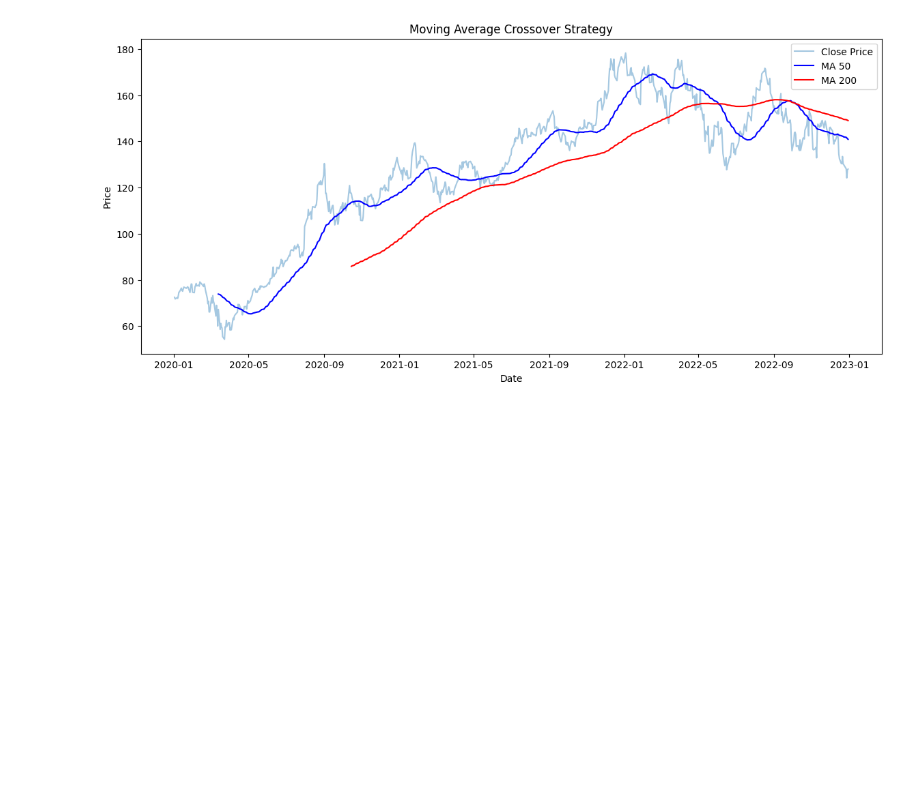
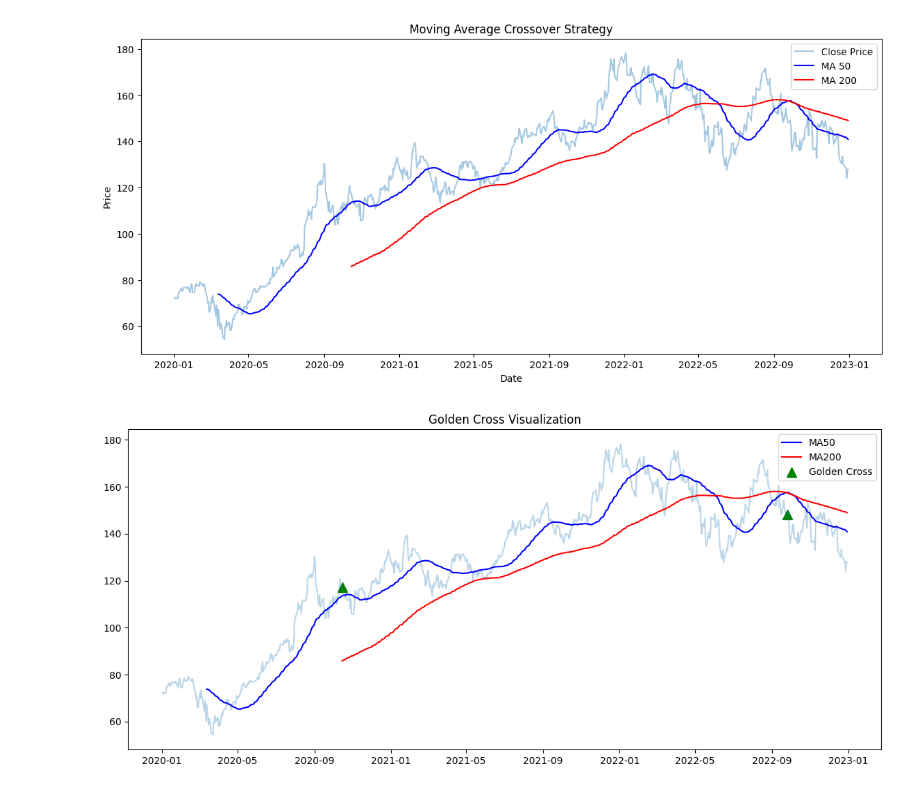
Before and after one commit to Anukul-Chandra/InternShip_Task, a Jupyter notebook: Task_1/trading_strategy.ipynb, the cells around one changed output. Saved outputs shown, nothing was run; the diff lists cells and outputs as text; code cells hidden in the pictures; blank space fills up the shorter version.

```diff
--- a/Task_1/trading_strategy.ipynb
+++ b/Task_1/trading_strategy.ipynb
@@ -131,3 +131,27 @@ plt.legend()
 plt.show()
 # %% [output]
 [figure]
+# %%
+df["Signal"] = 0
+df.loc[df["MA50"] > df["MA200"], "Signal"] = 1
+df["Crossover"] = df["Signal"].diff()
+
+golden_cross = df[df["Crossover"] == 1]
+
+plt.figure(figsize=(14,6))
+plt.plot(df.index, df["Close"], alpha=0.3)
+plt.plot(df.index, df["MA50"], label="MA50", color="blue")
+plt.plot(df.index, df["MA200"], label="MA200", color="red")
+
+plt.scatter(golden_cross.index,
+            golden_cross["Close"],
+            color="green",
+            label="Golden Cross",
+            marker="^",
+            s=100)
+
+plt.legend()
+plt.title("Golden Cross Visualization")
+plt.show()
+# %% [output]
+[figure, added]
```
